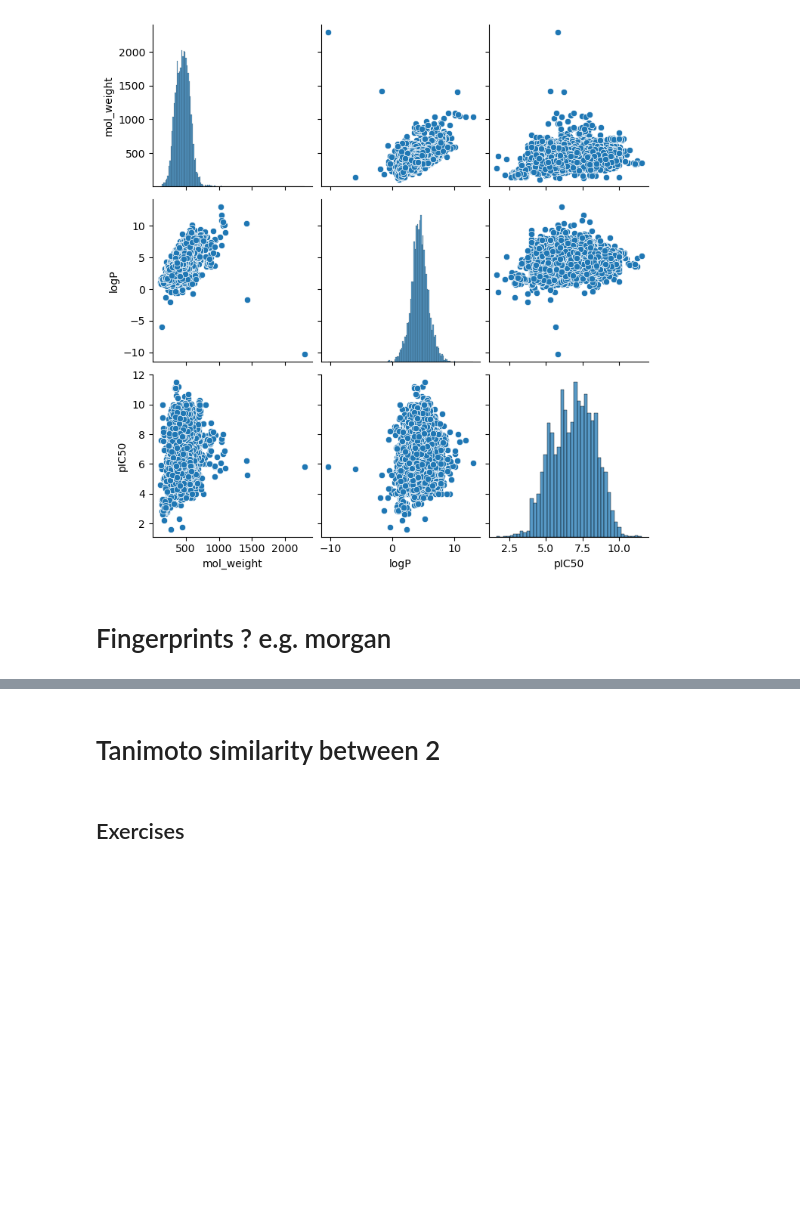
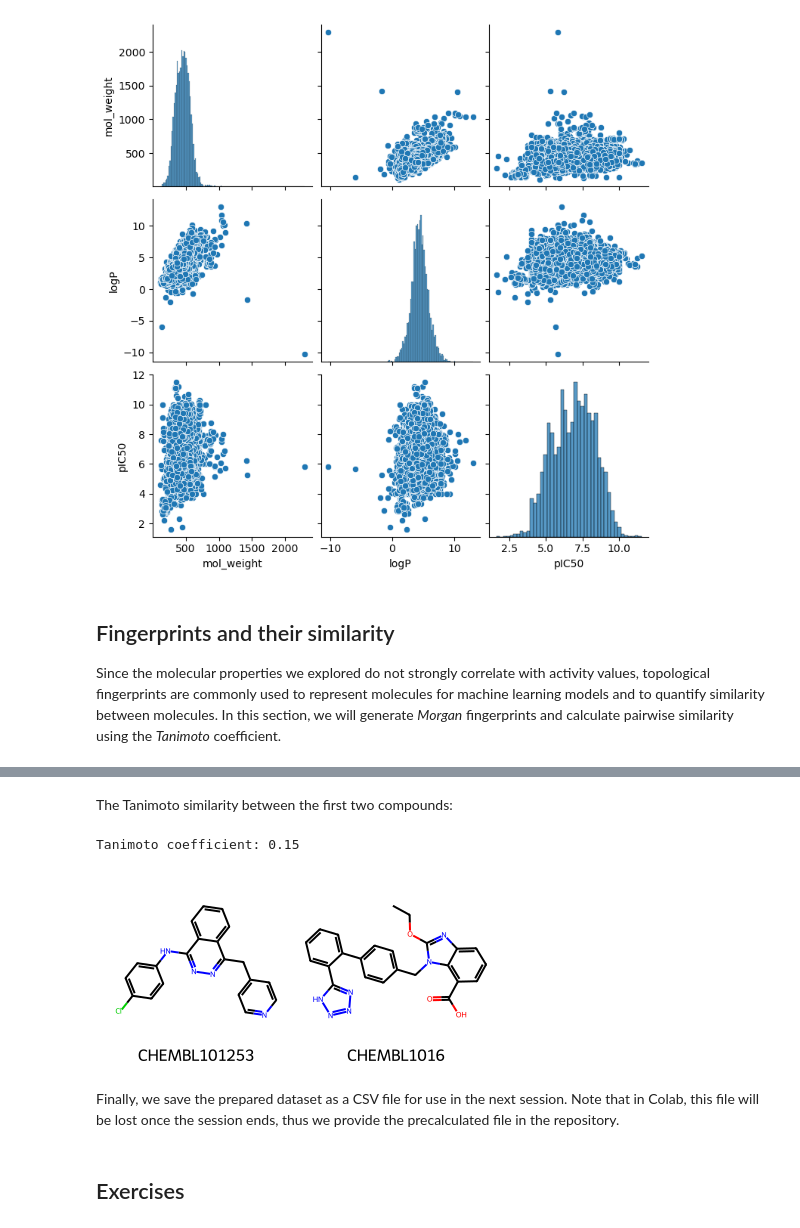
Before and after one commit to AndreaVolkamer/cic_summerschool_2025, a Jupyter notebook: session_1/session_1.ipynb, the cells around one changed output, grey strips where cells are left out. Saved outputs shown, nothing was run; the diff lists cells and outputs as text; code cells hidden in the pictures; blank space fills up the shorter version.

```diff
--- a/session_1/session_1.ipynb
+++ b/session_1/session_1.ipynb
@@ -422,13 +457,14 @@ plt.show()
 # %% [output]
 [figure]
 # %% [markdown]
-# Fingerprints ? e.g. morgan
+## Fingerprints and their similarity
+Since the molecular properties we explored do not strongly correlate with activity values, topological fingerprints are commonly used to represent molecules for machine learning models and to quantify similarity between molecules. In this section, we will generate *Morgan* fingerprints and calculate pairwise similarity using the *Tanimoto* coefficient.
 # %%
-from rdkit.Chem import AllChem
-fpgen = AllChem.GetMorganGenerator(radius=2, fpSize=1024) # default radius 3
+fpgen = AllChem.GetMorganGenerator(radius=2, fpSize=1024)
 
-egfr_activities_deduplicated['morgan_fp'] = egfr_activities_deduplicated['ROMol'].apply(fpgen.GetFingerprint)
-egfr_activities_deduplicated['morgan_fp'] = egfr_activities_deduplicated['morgan_fp'].apply(list)
+egfr_activities_deduplicated["morgan_fp"] = egfr_activities_deduplicated["ROMol"].apply(
+    fpgen.GetFingerprint
+)
 egfr_activities_deduplicated.head()
 # %% [output]
 |  | molecule_dictionary.chembl_id | canonical_smiles | pIC50 | standard_units | ROMol | mol_weight | logP | ... |
@@ -437,4 +473,25 @@ egfr_activities_deduplicated.head()
 | 2 | CHEMBL101683 | O=C(Nc1ccc(Cl)cc1)c1ccccc1NCc1ccncc1 | 5.136677 | nM | <rdkit.Chem.rdchem.Mol object at ... | 337.810 | 4.5994 | ... |
 | 3 | CHEMBL102726 | c1ccc(CNc2ncnc3ccccc23)cc1 | 6.494850 | nM | <rdkit.Chem.rdchem.Mol object at ... | 235.290 | 3.2419 | ... |
 | 4 | CHEMBL103552 | O=C(O)c1cc(N(Cc2ccccc2O)Cc2cc(O)c... | 5.387216 | nM | <rdkit.Chem.rdchem.Mol object at ... | 381.384 | 3.4140 | ... |
+# %% [markdown]
+The Tanimoto similarity between the first two compounds:
+# %%
+similarity = DataStructs.TanimotoSimilarity(
+    egfr_activities_deduplicated["morgan_fp"][0],
+    egfr_activities_deduplicated["morgan_fp"][1],
+)
+
+print(
+    f"Tanimoto coefficient: {similarity:.2f}"
+)
+
+Chem.Draw.MolsToGridImage(
+    egfr_activities_deduplicated["ROMol"][:2],
+    legends=list(egfr_activities_deduplicated["molecule_dictionary.chembl_id"][:2]),
+)
+# %% [output]
+Tanimoto coefficient: 0.15
+[figure, added]
+# %% [markdown]
+Finally, we save the prepared dataset as a CSV file for use in the next session. Note that in Colab, this file will be lost once the session ends, thus we provide the precalculated file in the repository.
 # %%
@@ -445,5 +507,3 @@ egfr_activities_deduplicated.to_csv("../data/EGFR-activities-prepared.csv", colu
-# %% [markdown]
-# Tanimoto similarity between 2
 # %% [markdown]
 ## Exercises
 # %% [markdown]
```
Also changed, not shown: parts of 32 cells of this notebook.
